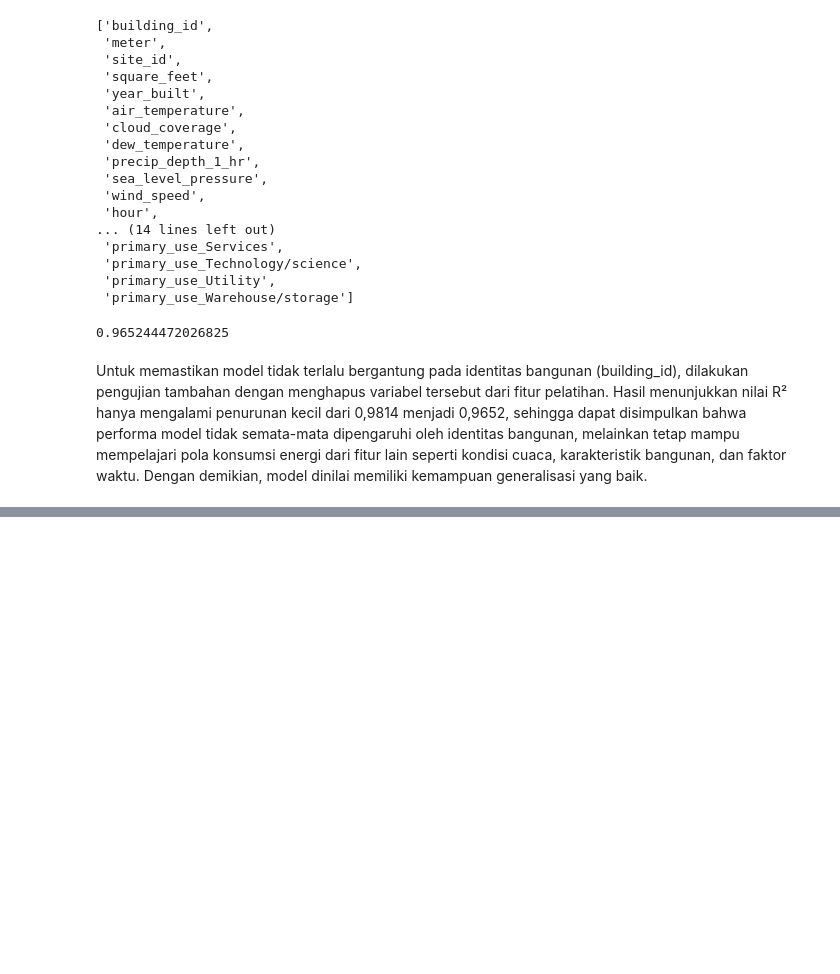
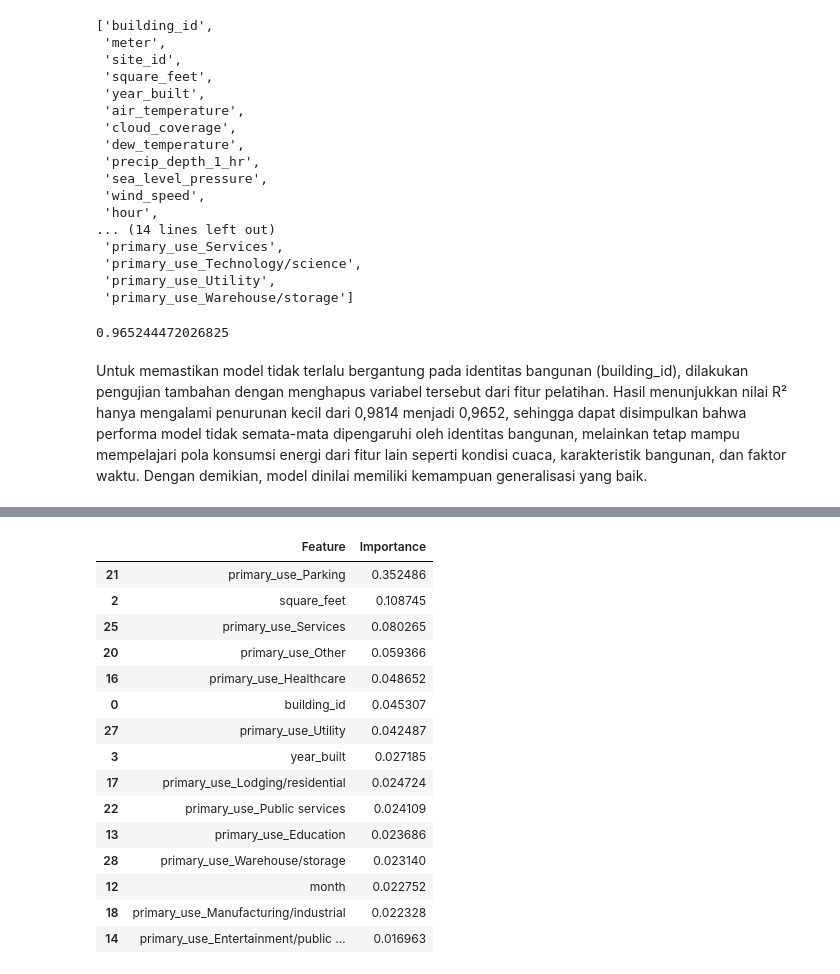
Before and after one commit to atithagtg/UAS-Pembelajaran-Mesin-Kelompok-13, a Jupyter notebook: Progress/Project ML_progress.ipynb, the cells around one changed output, grey strips where cells are left out. Drawn from its saved outputs; the diff is of its cells as text; code cells hidden in the pictures; blank space fills up the shorter version.

```diff
--- a/Progress/Project ML_progress.ipynb
+++ b/Progress/Project ML_progress.ipynb
@@ -1199,0 +1235,9 @@ Untuk memastikan model tidak terlalu bergantung pada identitas bangunan (buildin
+# %%
+X_no_site = X.drop('site_id', axis=1)
+
+X_train_ns, X_test_ns, y_train_ns, y_test_ns = train_test_split(
+    X_no_site,
+    y,
+    test_size=0.2,
+    random_state=42
+)
@@ -1199,0 +1256,9 @@ Untuk memastikan model tidak terlalu bergantung pada identitas bangunan (buildin
+# %%
+xgb_no_site = XGBRegressor(
+    n_estimators=50,
+    max_depth=8,
+    random_state=42,
+    n_jobs=-1
+)
+
+xgb_no_site.fit(X_train_ns, y_train_ns)
@@ -1199,0 +1277,29 @@ Untuk memastikan model tidak terlalu bergantung pada identitas bangunan (buildin
+# %%
+importance_no_site = pd.DataFrame({
+    'Feature': X_no_site.columns,
+    'Importance': xgb_no_site.feature_importances_
+})
+
+importance_no_site = importance_no_site.sort_values(
+    by='Importance',
+    ascending=False
+)
+
+importance_no_site.head(15)
+# %% [output]
+|  | Feature | Importance |
+| 21 | primary_use_Parking | 0.352486 |
+| 2 | square_feet | 0.108745 |
+| 25 | primary_use_Services | 0.080265 |
+| 20 | primary_use_Other | 0.059366 |
+| 16 | primary_use_Healthcare | 0.048652 |
+| 0 | building_id | 0.045307 |
+| 27 | primary_use_Utility | 0.042487 |
+| 3 | year_built | 0.027185 |
+| 17 | primary_use_Lodging/residential | 0.024724 |
+| 22 | primary_use_Public services | 0.024109 |
+| 13 | primary_use_Education | 0.023686 |
+| 28 | primary_use_Warehouse/storage | 0.023140 |
+| 12 | month | 0.022752 |
+| 18 | primary_use_Manufacturing/industrial | 0.022328 |
+| 14 | primary_use_Entertainment/public ... | 0.016963 |
```
Also changed, not shown: parts of 18 cells of this notebook, 1 other file.
